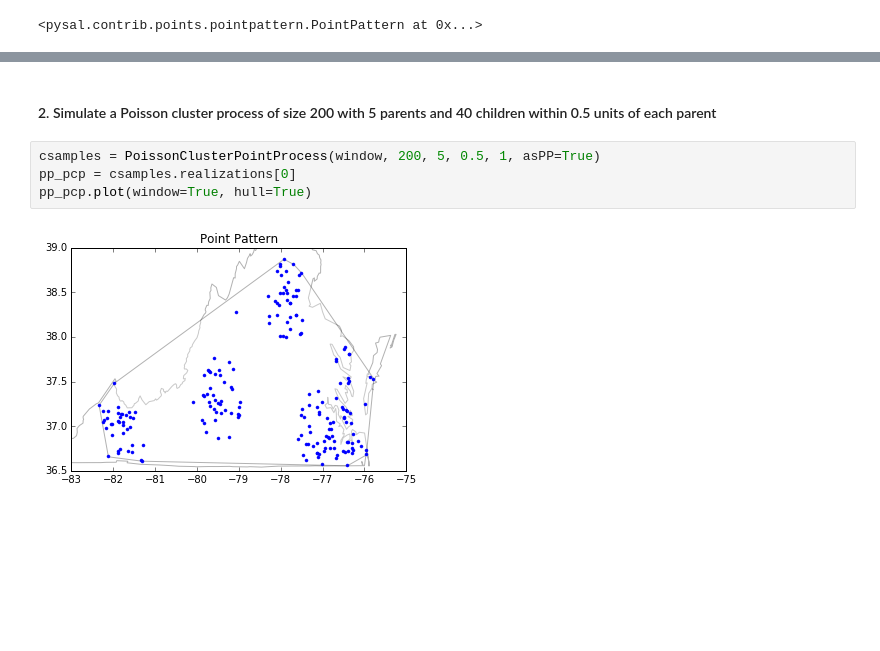
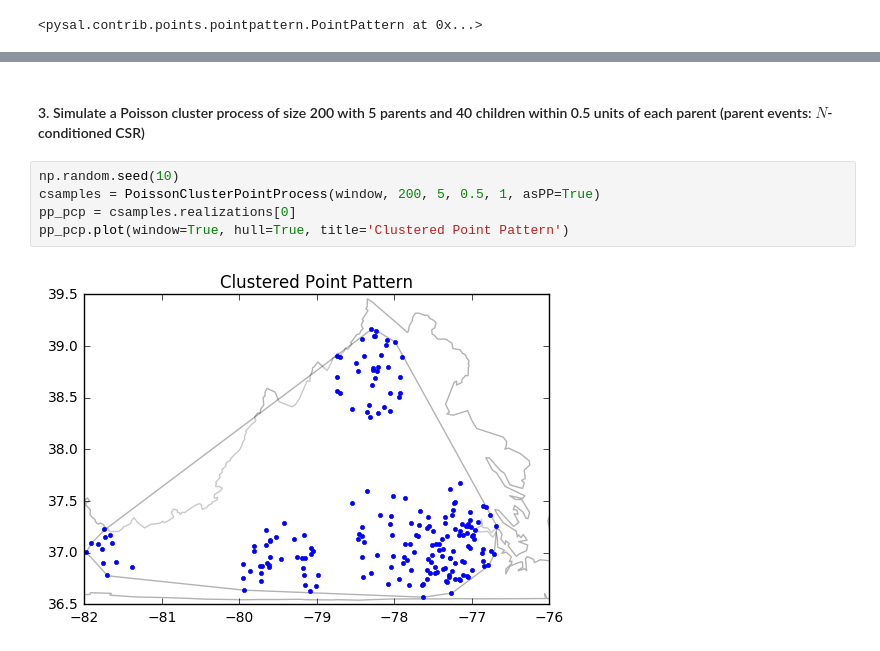
Before and after one commit to pysal/pointpats, a Jupyter notebook: process.ipynb, the cells around one changed output, grey strips where cells are left out. Drawn from its saved outputs; the diff is of its cells as text; blank space fills up the shorter version.

```diff
--- a/process.ipynb
+++ b/process.ipynb
@@ -217,8 +247,9 @@ It is obvious that there are several clusters in the above point patterns
 # %% [markdown]
-#### 2. Simulate a Poisson cluster process of size 200 with 5 parents and 40 children within 0.5 units of each parent
+#### 3. Simulate a Poisson cluster process of size 200 with 5 parents and 40 children within 0.5 units of each parent (parent events:  $N$-conditioned CSR)
 # %%
+np.random.seed(10)
 csamples = PoissonClusterPointProcess(window, 200, 5, 0.5, 1, asPP=True)
 pp_pcp = csamples.realizations[0]
-pp_pcp.plot(window=True, hull=True)
+pp_pcp.plot(window=True, hull=True, title='Clustered Point Pattern')
 # %% [output]
-[figure, old version]
+[figure, new version]
```
Also changed, not shown: parts of 27 cells of this notebook, 2 other files.
